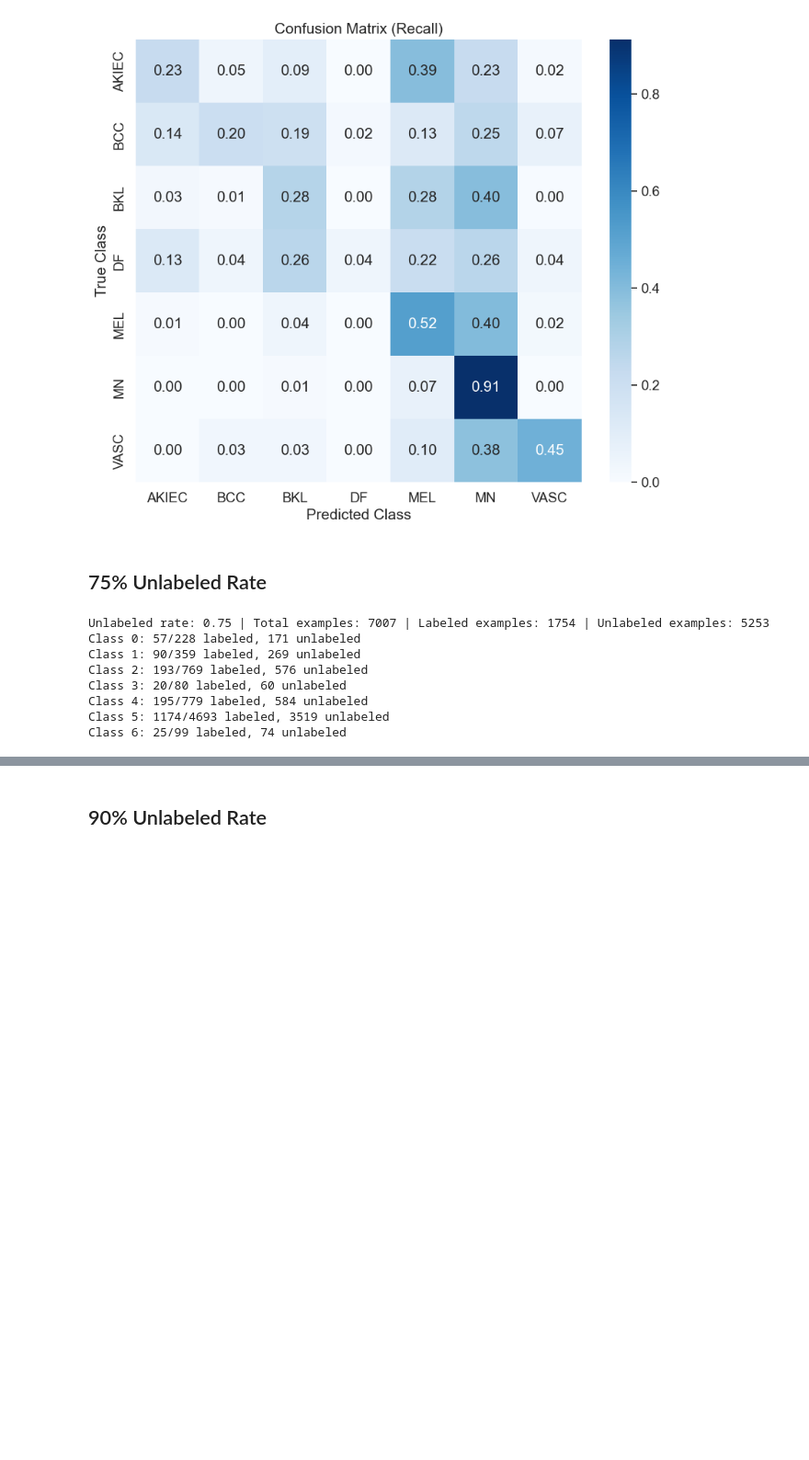
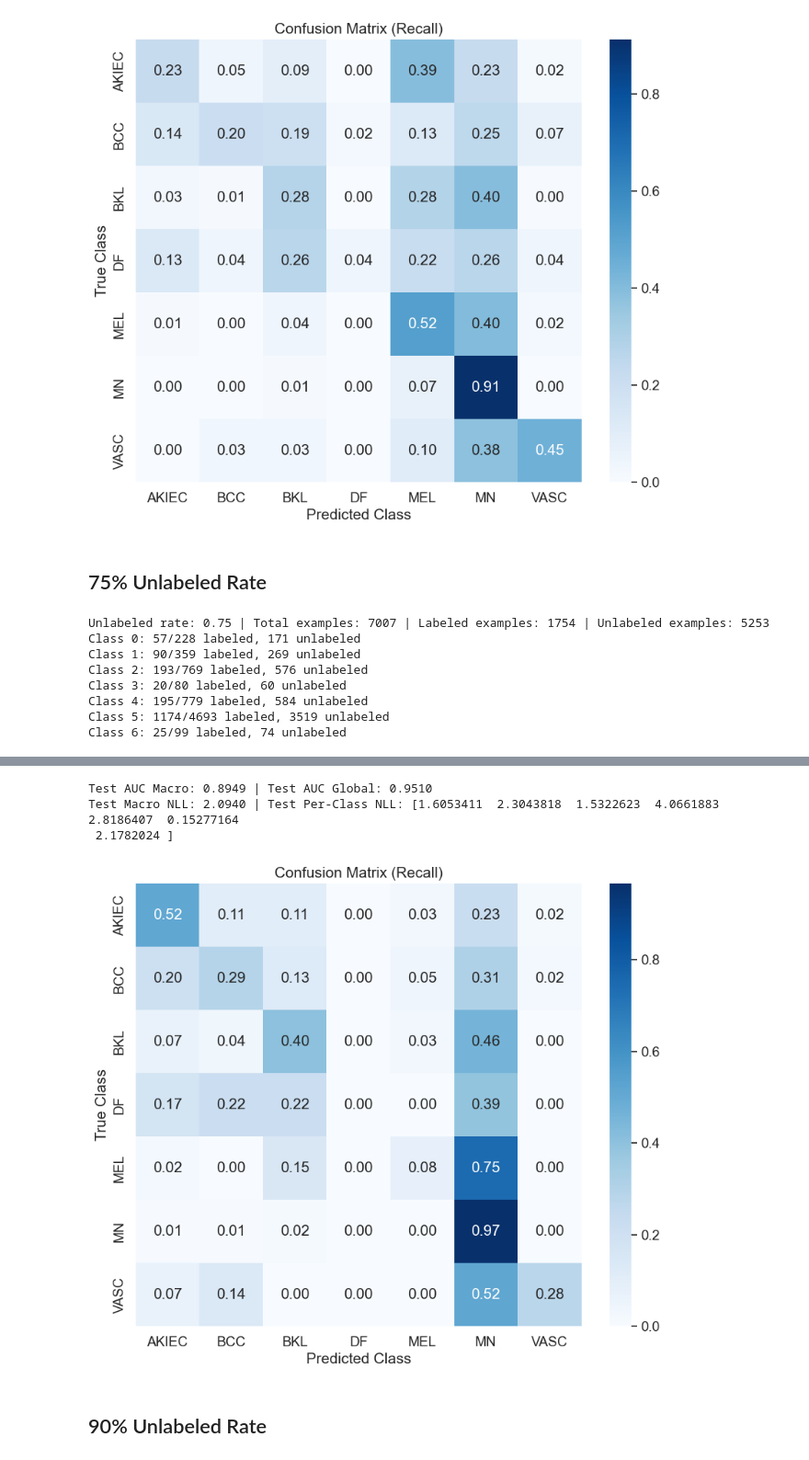
Before and after one commit to behrensm03/bdl-ssl, a Jupyter notebook: bayes_cnn_baseline.ipynb, the cells around one changed output, grey strips where cells are left out. Shown at 92% size. Saved outputs shown, nothing was run; the diff lists cells and outputs as text; code cells hidden in the pictures; blank space fills up the shorter version.

```diff
--- a/bayes_cnn_baseline.ipynb
+++ b/bayes_cnn_baseline.ipynb
@@ -306,2 +299,13 @@ with open('histories_75_finetuning.pkl', 'wb') as f:
+# %%
+print(f"Test AUC Macro: {test_results_bcnn_75['macro_auc']:.4f} | Test AUC Global: {test_results_bcnn_75['global_auc']:.4f}")
+print(f"Test Macro NLL: {test_results_bcnn_75['macro_nll']:.4f} | Test Per-Class NLL: {test_results_bcnn_75['per_class_nll']}")
+# %% [output]
+Test AUC Macro: 0.8949 | Test AUC Global: 0.9510
+Test Macro NLL: 2.0940 | Test Per-Class NLL: [1.6053411  2.3043818  1.5322623  4.0661883  2.8186407  0.15277164
+ 2.1782024 ]
+# %%
+plot_per_class_recall(test_results_bcnn_75['confusion_matrix'], list(short_labels.values()))
+# %% [output]
+[figure, added]
 # %% [markdown]
 ## 90% Unlabeled Rate
```
Also changed, not shown: parts of 9 cells of this notebook, 2 other files.
